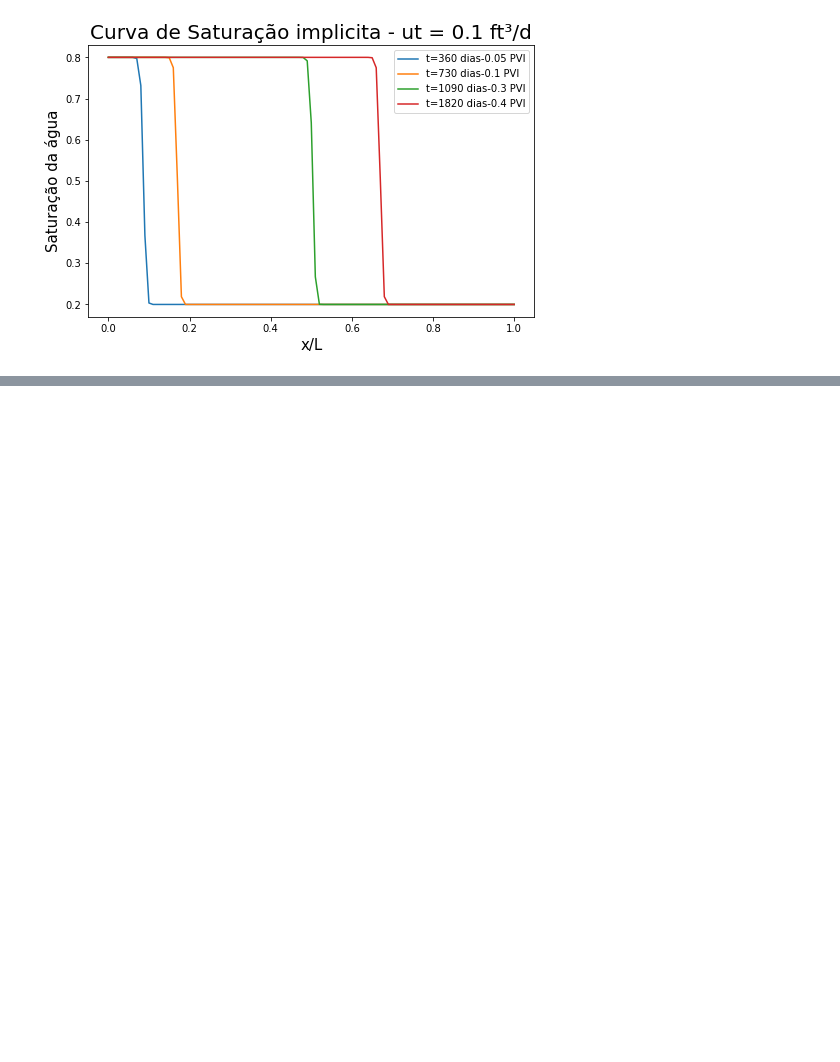
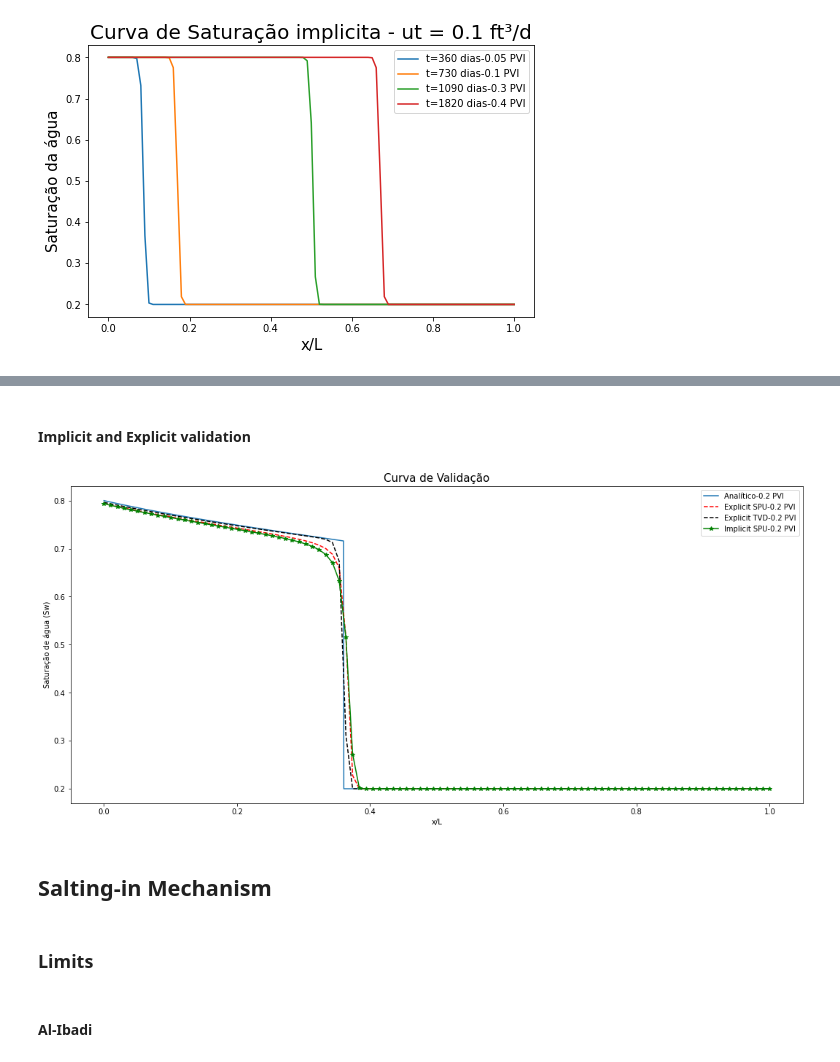
Before and after one commit to igcampos/Mestrado, a Jupyter notebook: saturacao_implicit.ipynb, the cells around one changed output, grey strips where cells are left out. Drawn from its saved outputs; the diff is of its cells as text; code cells hidden in the pictures; blank space fills up the shorter version.

```diff
--- a/saturacao_implicit.ipynb
+++ b/saturacao_implicit.ipynb
@@ -1259,0 +1891,33 @@ len(teste21)
+# %% [markdown]
+#### Implicit and Explicit validation
+# %%
+vetor_comprimento = np.linspace(0, 1, nx)
+exp_spu_validation = finitedifference.get_matrix()
+exp_tvd_validation = finitedifference4.get_matrix()
+imp_spu_validation = finitedifference2.get_matrix()
+
+#Models validation
+fig = plt.figure(figsize=(18,8))
+ax1 = plt.subplot(1,1,1)
+#ax2 = plt.subplot(1,2,2)
+
+#Validation curve
+ax1.plot(xd2,vetor_saturacao2,  label = 'Analítico-{} PVI'.format(td))
+ax1.plot(vetor_comprimento, exp_spu_validation[199],'r--', label = "Explicit SPU-{} PVI".format(td))
+ax1.plot(vetor_comprimento, exp_tvd_validation[199], 'k--' , label = "Explicit TVD-{} PVI".format(td))
+ax1.plot(vetor_comprimento, imp_spu_validation[199], color='g', marker = '*', linestyle='solid', label = "Implicit SPU-{} PVI".format(td))
+
+ax1.set_title("Curva de Validação", fontsize=15)
+ax1.set_xlabel("x/L", fontsize=10)
+ax1.set_ylabel("Saturação de água (Sw)",fontsize=10)
+
+ax1.legend()
+plt.show()
+# %% [output]
+[figure, added]
+# %% [markdown]
+## Salting-in Mechanism
+# %% [markdown]
+### Limits
+# %% [markdown]
+#### Al-Ibadi
```
Also changed, not shown: parts of 122 cells of this notebook.
